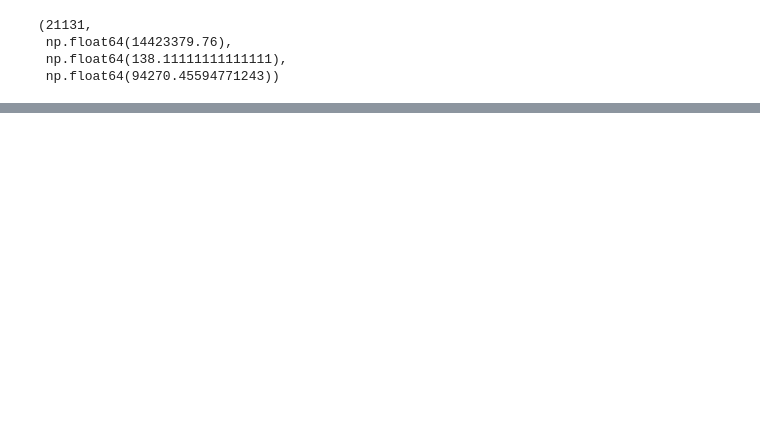
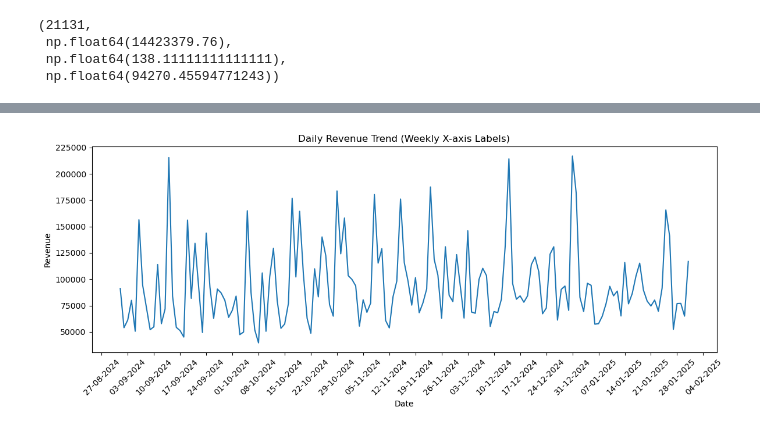
Before and after one commit to Pranay-Shete/AI-Demand-Revenue-Intelligence, a Jupyter notebook: notebooks/03_eda_business_insights.ipynb, the cells around one changed output, grey strips where cells are left out. Drawn from its saved outputs; the diff is of its cells as text; code cells hidden in the pictures; blank space fills up the shorter version.

```diff
--- a/notebooks/03_eda_business_insights.ipynb
+++ b/notebooks/03_eda_business_insights.ipynb
@@ -31,0 +92,23 @@ total_orders, total_revenue, avg_daily_orders, avg_daily_revenue
+# %%
+daily_revenue = (orders_df.groupby('order_date')['total'].sum().reset_index(name='daily_revenue'))
+
+daily_revenue['order_date'] = pd.to_datetime(daily_revenue['order_date'])
+# %%
+import matplotlib.dates as mdates
+import matplotlib.pyplot as plt
+
+plt.figure(figsize=(12, 5))
+plt.plot(daily_revenue['order_date'], daily_revenue['daily_revenue'])
+
+plt.xlabel("Date")
+plt.ylabel("Revenue")
+plt.title("Daily Revenue Trend (Weekly X-axis Labels)")
+
+plt.gca().xaxis.set_major_locator(mdates.WeekdayLocator(interval=1))
+plt.gca().xaxis.set_major_formatter(mdates.DateFormatter('%d-%m-%Y'))
+
+plt.xticks(rotation=45)
+plt.tight_layout()
+plt.show()
+# %% [output]
+[figure, added]
```
Also changed, not shown: parts of 29 cells of this notebook, 4 other files.
